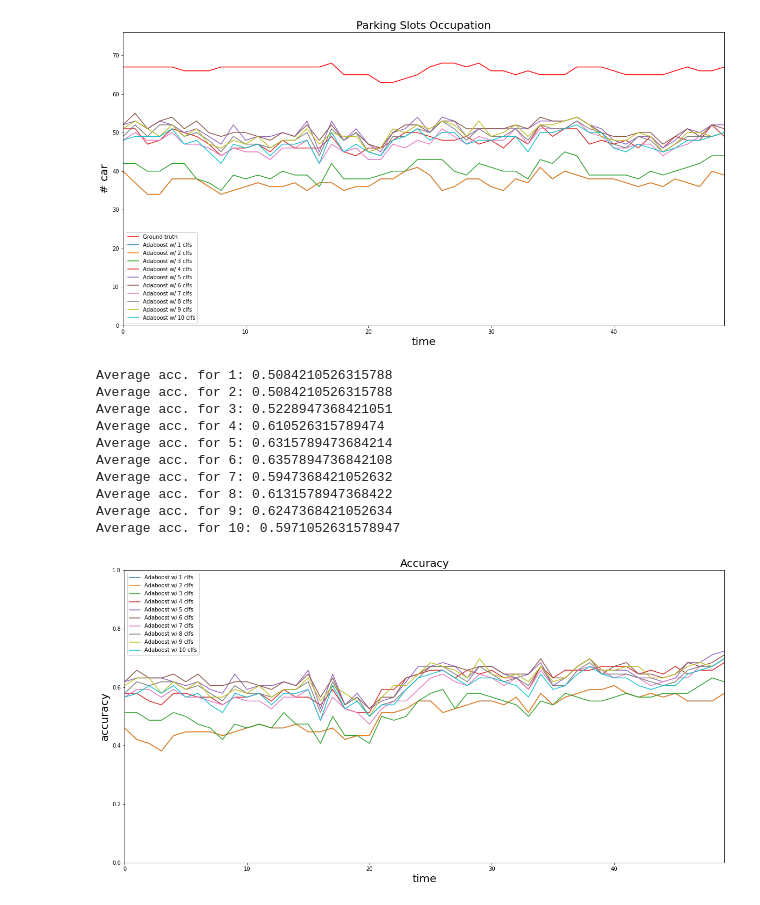
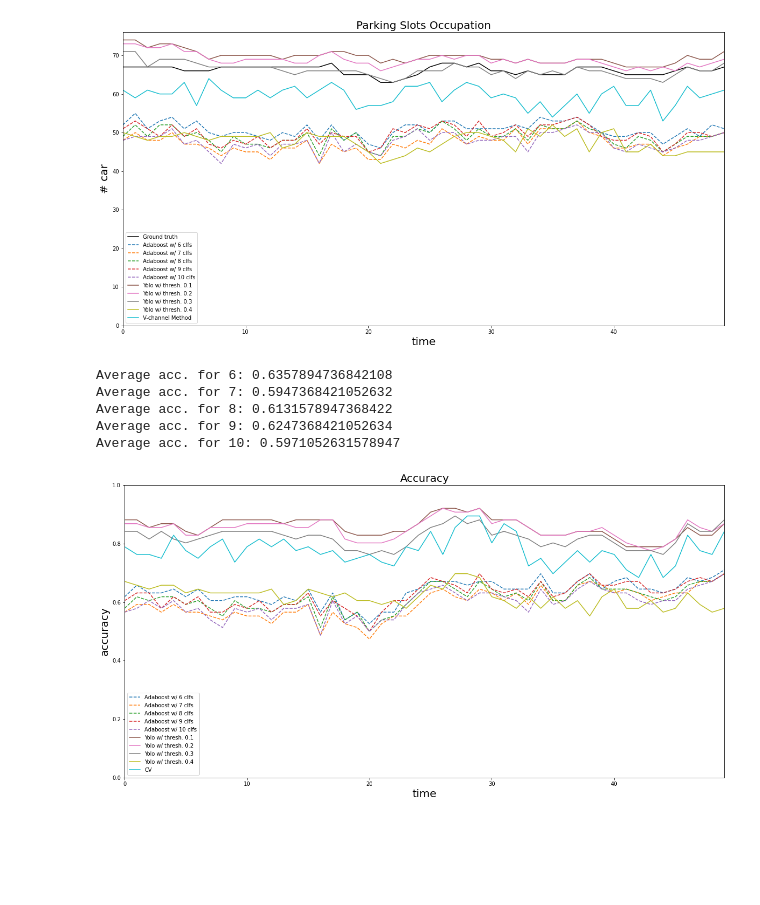
Before and after one commit to jayin92/NYCU-intro-to-AI, a Jupyter notebook: HW1/Adaboost/plot.ipynb, the cells around one changed output. Drawn from its saved outputs; the diff is of its cells as text; code cells hidden in the pictures; blank space fills up the shorter version.

Commit message:
add V-channel method

```diff
--- a/HW1/Adaboost/plot.ipynb
+++ b/HW1/Adaboost/plot.ipynb
@@ -13,18 +13,31 @@ for t in range(1, 11):
     adaboosts.append(pd.read_csv(f'Adaboost_pred_{t}.txt', sep=" ", header=None))
 
 # ## yolo prediction
-# yolo_3 = pd.read_csv('Yolov5_pred_3.txt', sep=" ", header=None)
-# yolo_4 = pd.read_csv('Yolov5_pred_4.txt', sep=" ", header=None)
-# yolo_5 = pd.read_csv('Yolov5_pred_5.txt', sep=" ", header=None)
+yolo_1 = pd.read_csv('Yolov5_pred_1.txt', sep=" ", header=None)
+yolo_2 = pd.read_csv('Yolov5_pred_2.txt', sep=" ", header=None)
+yolo_3 = pd.read_csv('Yolov5_pred_3.txt', sep=" ", header=None)
+yolo_4 = pd.read_csv('Yolov5_pred_4.txt', sep=" ", header=None)
+yolo_5 = pd.read_csv('Yolov5_pred_5.txt', sep=" ", header=None)
+yolo_6 = pd.read_csv('Yolov5_pred_6.txt', sep=" ", header=None)
+cv = pd.read_csv('CV_pred.txt', sep=" ", header=None)
 # %%
 gt_sum = gt.sum(axis = 1)
 
 plt.figure(figsize=(20, 10))
 
-plt.plot(gt_sum, label='Ground truth', color='red')
-for t in range(1, 11):
-    plt.plot(adaboosts[t].sum(axis=1), label=f"Adaboost w/ {t} clfs")
+plt.plot(gt_sum, label='Ground truth', color='black')
+ts = [6, 7, 8, 9, 10]
+for t in ts:
+    plt.plot(adaboosts[t].sum(axis=1), "--", label=f"Adaboost w/ {t} clfs")
 
+
+plt.plot(yolo_1.sum(axis=1), label=f"Yolo w/ thresh. 0.1")
+plt.plot(yolo_2.sum(axis=1), label=f"Yolo w/ thresh. 0.2")
+plt.plot(yolo_3.sum(axis=1), label=f"Yolo w/ thresh. 0.3")
+plt.plot(yolo_4.sum(axis=1), label=f"Yolo w/ thresh. 0.4")
+# plt.plot(yolo_5.sum(axis=1), label=f"Yolo w/ thresh. 0.5")
+# plt.plot(yolo_6.sum(axis=1), label=f"Yolo w/ thresh. 0.6")
+plt.plot(cv.sum(axis=1), label=f"V-channel Method")
 
 plt.xlabel('time', fontsize=20)
 plt.ylabel('# car', fontsize=20)
@@ -32,42 +45,45 @@ plt.xlim((0,49))
 plt.ylim((0,76))
 plt.title('Parking Slots Occupation', fontsize=20)
 plt.legend(fontsize=10)
-plt.savefig('Parking_Slots_Occupation.png')
+plt.savefig('Parking_Slots_Occupation_v.png', bbox_inches='tight')
 plt.show()
 # %% [output]
-[figure, old version]
+[figure, new version]
 # %%
 def get_accuracy(df):
     return np.sum(np.equal(gt, df), axis=1) / gt.shape[1]
 
 plt.figure(figsize=(20, 10))
 
-for t in range(1, 11):
+ts = [6, 7, 8, 9, 10]
+for t in ts:
     res = get_accuracy(adaboosts[t])
     print(f"Average acc. for {t}: {np.mean(res)}")
-    plt.plot(get_accuracy(adaboosts[t]), label=f"Adaboost w/ {t} clfs")
+    plt.plot(get_accuracy(adaboosts[t]), "--", label=f"Adaboost w/ {t} clfs")
 
+plt.plot(get_accuracy(yolo_1), label=f"Yolo w/ thresh. 0.1")
+plt.plot(get_accuracy(yolo_2), label=f"Yolo w/ thresh. 0.2")
+plt.plot(get_accuracy(yolo_3), label=f"Yolo w/ thresh. 0.3")
+plt.plot(get_accuracy(yolo_4), label=f"Yolo w/ thresh. 0.4")
+# plt.plot(get_accuracy(yolo_5), label=f"Yolo w/ thresh. 0.5")
+# plt.plot(get_accuracy(yolo_6), label=f"Yolo w/ thresh. 0.6")
+plt.plot(get_accuracy(cv), label=f"CV")
 
 plt.xlabel('time', fontsize=20)
 plt.ylabel('accuracy', fontsize=20)
 plt.xlim((0,49))
 plt.ylim((0,1))
 plt.title('Accuracy', fontsize=20)
 plt.legend(fontsize=10)
-plt.savefig('Accuracy.png')
+plt.savefig('Accuracy_v.png', bbox_inches='tight')
 plt.show()
 # %% [output]
-Average acc. for 1: 0.5084210526315788
-Average acc. for 2: 0.5084210526315788
-Average acc. for 3: 0.5228947368421051
-Average acc. for 4: 0.610526315789474
-Average acc. for 5: 0.6315789473684214
 Average acc. for 6: 0.6357894736842108
 Average acc. for 7: 0.5947368421052632
 Average acc. for 8: 0.6131578947368422
 Average acc. for 9: 0.6247368421052634
 Average acc. for 10: 0.5971052631578947
-[figure, old version]
+[figure, new version]
 # %%
 def get_accuracy(df):
     tp = 0
```
Also changed, not shown: parts of 1 cell of this notebook, 36 other files.
